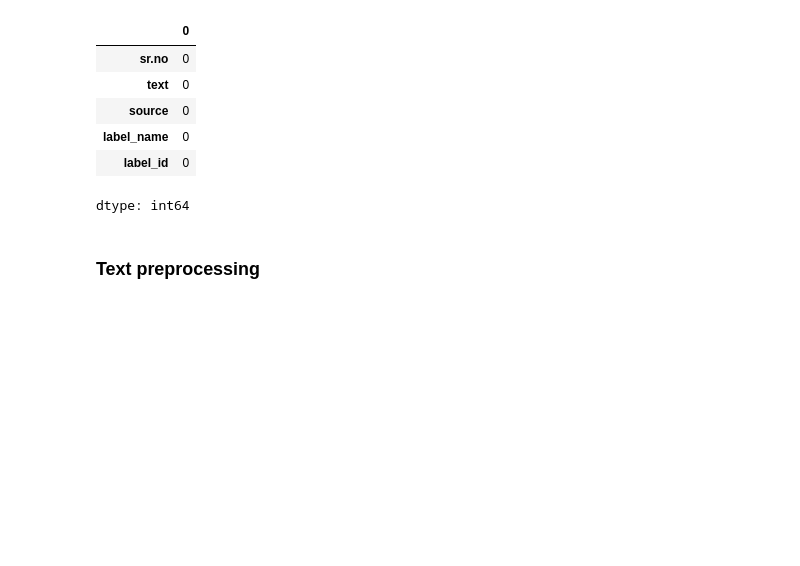
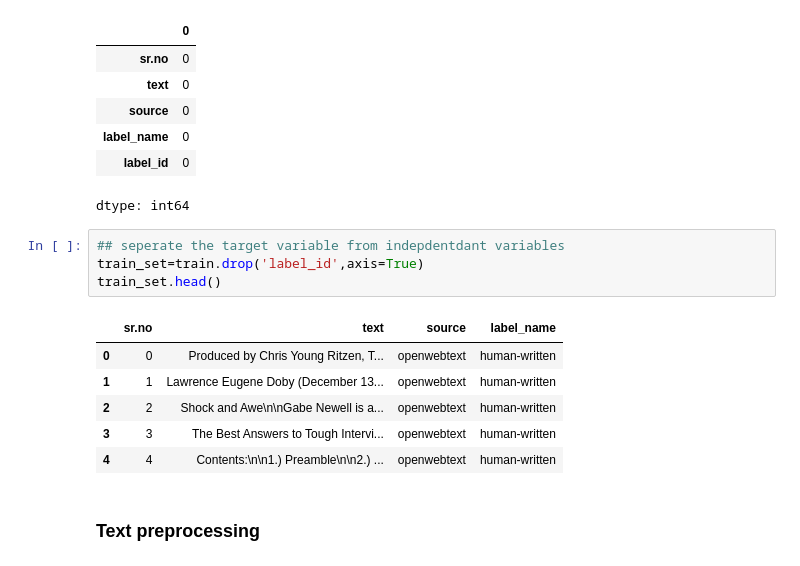
Before and after one commit to savindumahasen/AI-Detection-System-, a Jupyter notebook: Notebook.ipynb, the cells around one changed output. Saved outputs shown, nothing was run; the diff lists cells and outputs as text; blank space fills up the shorter version.

```diff
--- a/Notebook.ipynb
+++ b/Notebook.ipynb
@@ -125,6 +125,17 @@ train.isnull().sum()
 | label_name | 0 |
 | label_id | 0 |
 dtype: int64
+# %%
+## seperate the target variable from indepdentdant variables
+train_set=train.drop('label_id',axis=True)
+train_set.head()
+# %% [output]
+|  | sr.no | text | source | label_name |
+| 0 | 0 | Produced by Chris Young Ritzen, T... | openwebtext | human-written |
+| 1 | 1 | Lawrence Eugene Doby (December 13... | openwebtext | human-written |
+| 2 | 2 | Shock and Awe\n\nGabe Newell is a... | openwebtext | human-written |
+| 3 | 3 | The Best Answers to Tough Intervi... | openwebtext | human-written |
+| 4 | 4 | Contents:\n\n1.) Preamble\n\n2.) ... | openwebtext | human-written |
 # %% [markdown]
 ### Text preprocessing
 # %%
```
Also changed, not shown: parts of 1 cell of this notebook.
